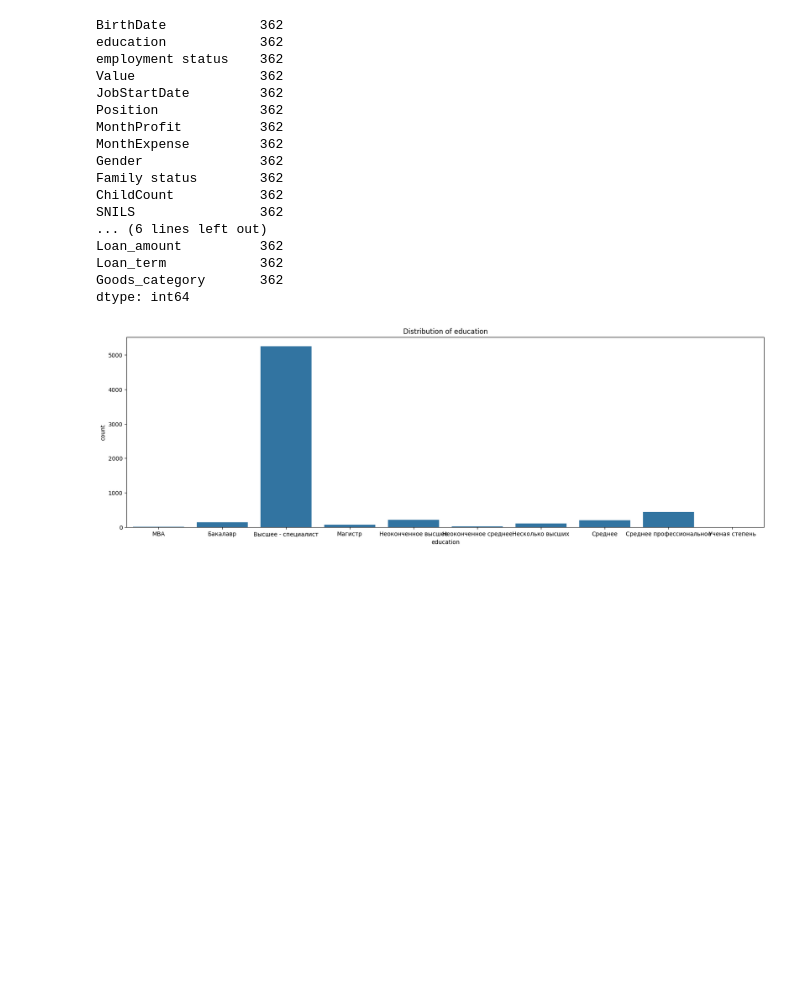
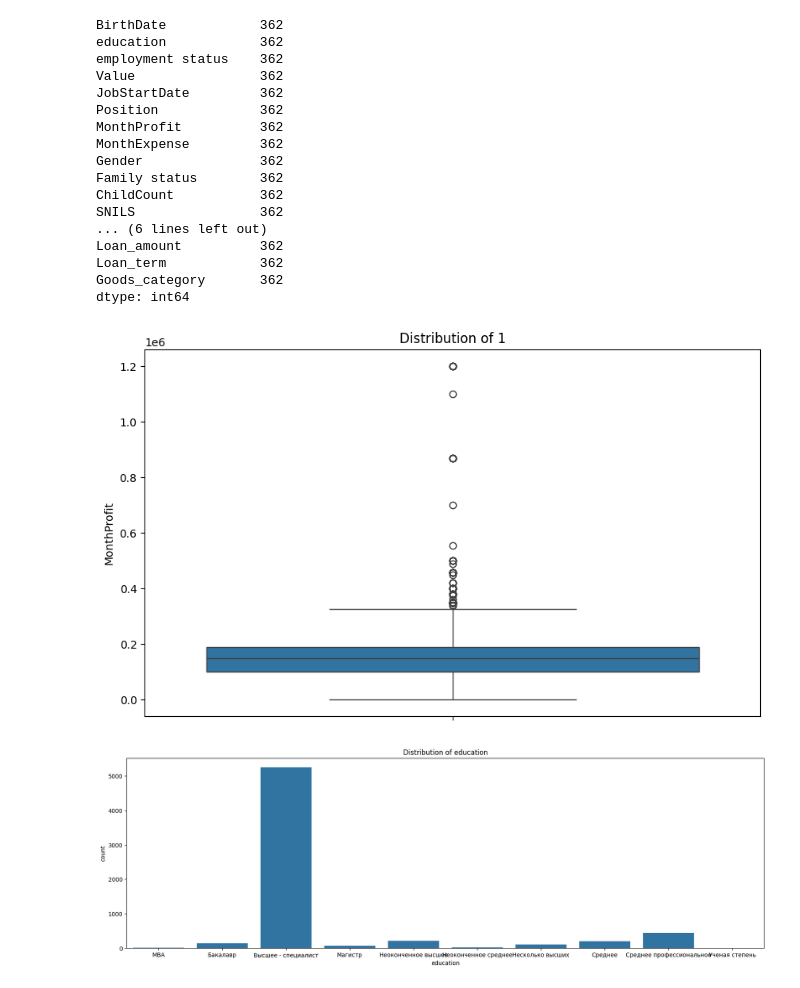
Before and after one commit to dzailz/hakaton_mandarin, a Jupyter notebook: mandarin_data_analisys.ipynb, the cells around one changed output. Saved outputs shown, nothing was run; the diff lists cells and outputs as text; code cells hidden in the pictures; blank space fills up the shorter version.

```diff
--- a/mandarin.ipynb
+++ b/mandarin_data_analisys.ipynb
@@ -205,6 +205,13 @@ Loan_amount          362
 Loan_term            362
 Goods_category       362
 dtype: int64
+# %%
+plt.figure(figsize=(10, 6))
+sns.boxplot(df['MonthProfit'],)
+plt.title(f'Distribution of {1}')
+plt.show()
+# %% [output]
+[figure, added]
 # %%
 # Explore categorical variables
 cat_vars = ['education', 'employment status', 'Family status', 'Goods_category', 'SNILS', 'Gender']
```
Also changed, not shown: parts of 7 cells of this notebook, 4 other files.
